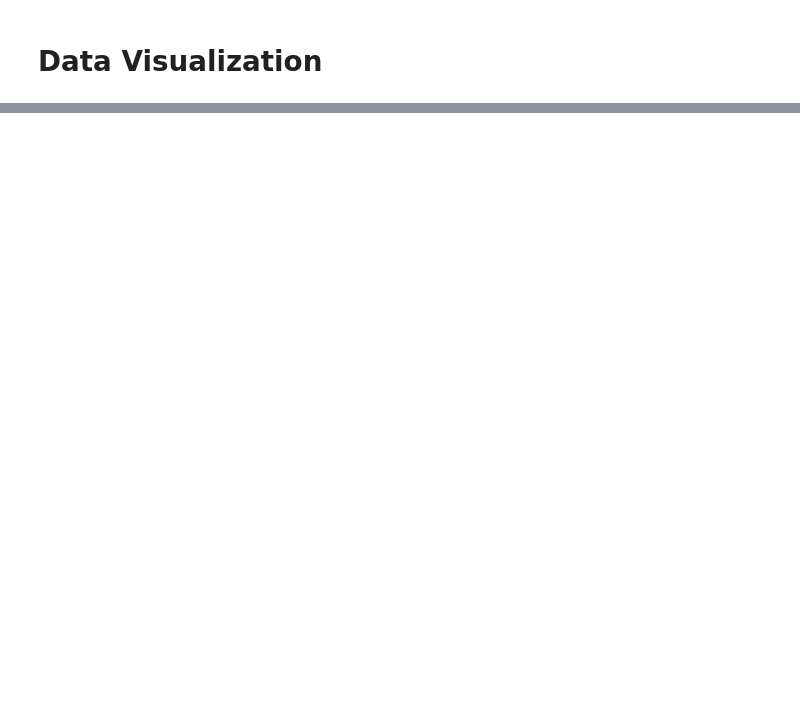
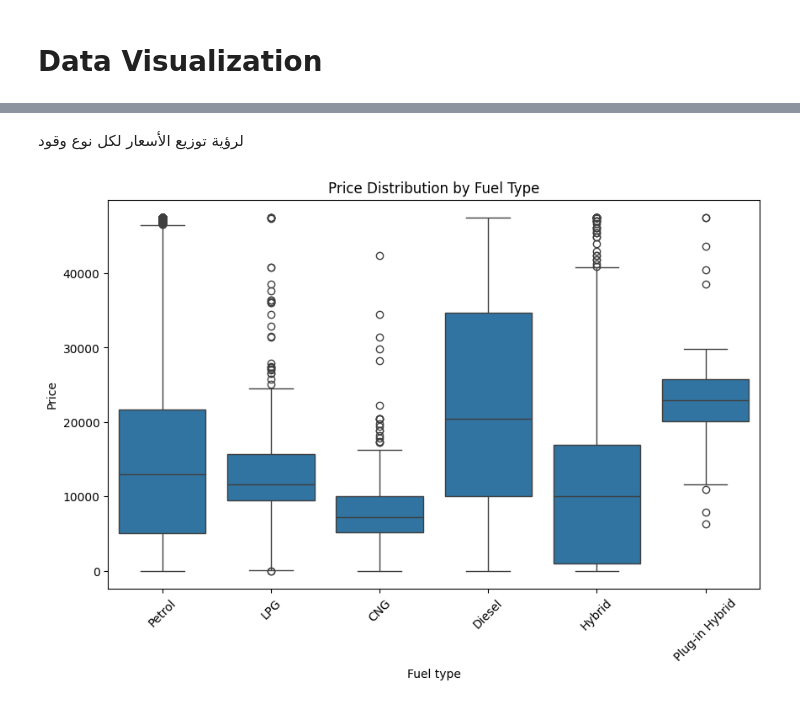
Before and after one commit to rodyragab35205-maker/car_price_prediction, a Jupyter notebook: notebooks/eda_car_price.ipynb, the cells around one changed output, grey strips where cells are left out. Drawn from its saved outputs; the diff is of its cells as text; code cells hidden in the pictures; blank space fills up the shorter version.

```diff
--- a/notebooks/eda_car_price.ipynb
+++ b/notebooks/eda_car_price.ipynb
@@ -255,0 +316,10 @@ plt.show()
+# %% [markdown]
+لرؤية توزيع الأسعار لكل نوع وقود
+# %%
+plt.figure(figsize=(10, 6))
+sns.boxplot(x='Fuel type', y='Price', data=train_data)
+plt.title('Price Distribution by Fuel Type')
+plt.xticks(rotation=45)
+plt.show()
+# %% [output]
+[figure, added]
```
Also changed, not shown: parts of 19 cells of this notebook, 2 other files.
